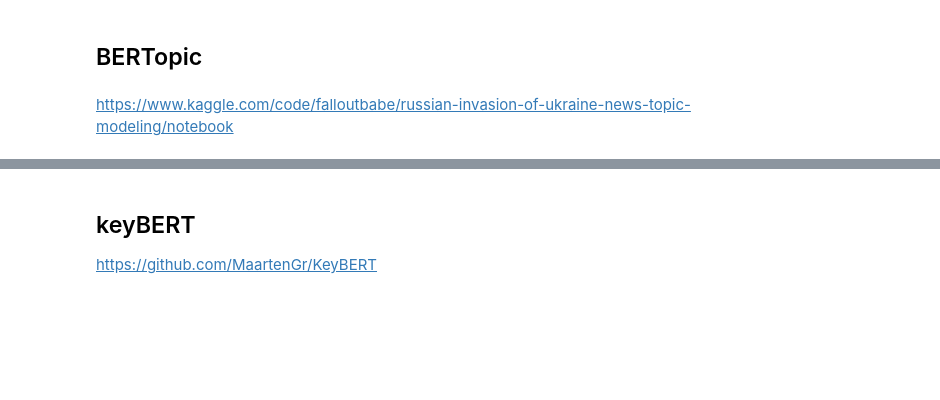
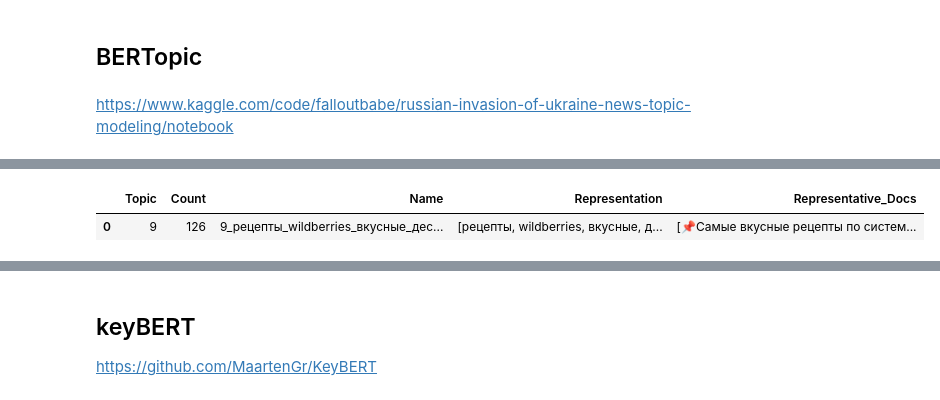
Before and after one commit to dripowner/GetRec-Telegram-Project, a Jupyter notebook: topic-and-keyword-extraction.ipynb, the cells around one changed output, grey strips where cells are left out. Saved outputs shown, nothing was run; the diff lists cells and outputs as text; code cells hidden in the pictures; blank space fills up the shorter version.

```diff
--- a/topic-and-keyword-extraction.ipynb
+++ b/topic-and-keyword-extraction.ipynb
@@ -136,0 +204,4 @@ topic_model.visualize_topics()
+# %%
+text = "Канал с рецептами"
+topic_model_ent.get_topic_info(topic_model_ent.transform(text)[0][0])
+# %% [output]
@@ -137 +210,3 @@ topic_model.visualize_topics()
+|  | Topic | Count | Name | Representation | Representative_Docs |
+| 0 | 9 | 126 | 9_рецепты_wildberries_вкусные_дес... | [рецепты, wildberries, вкусные, д... | [📌Самые вкусные рецепты по систем... |
 # %%
```
Also changed, not shown: parts of 27 cells of this notebook, 1 other file.
